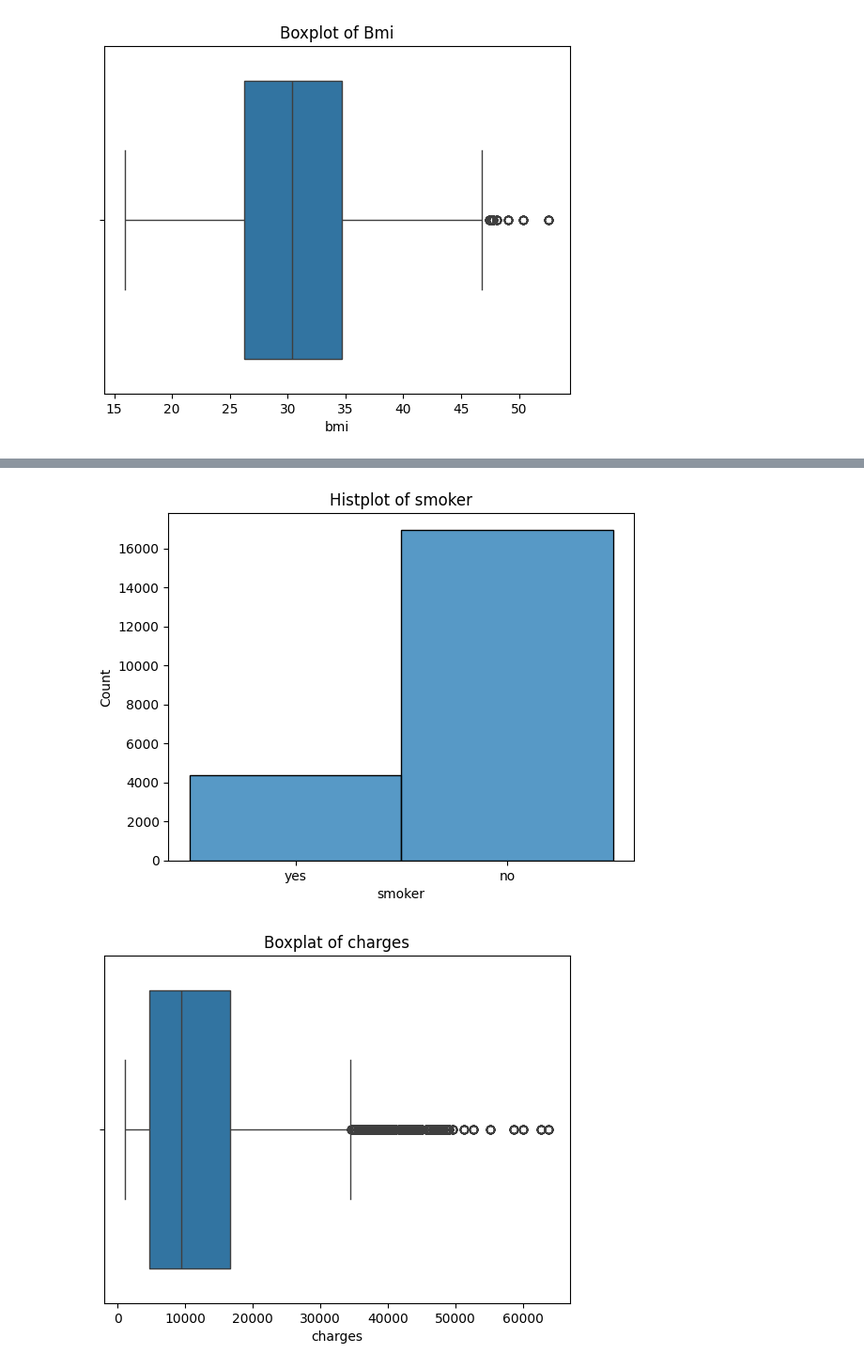
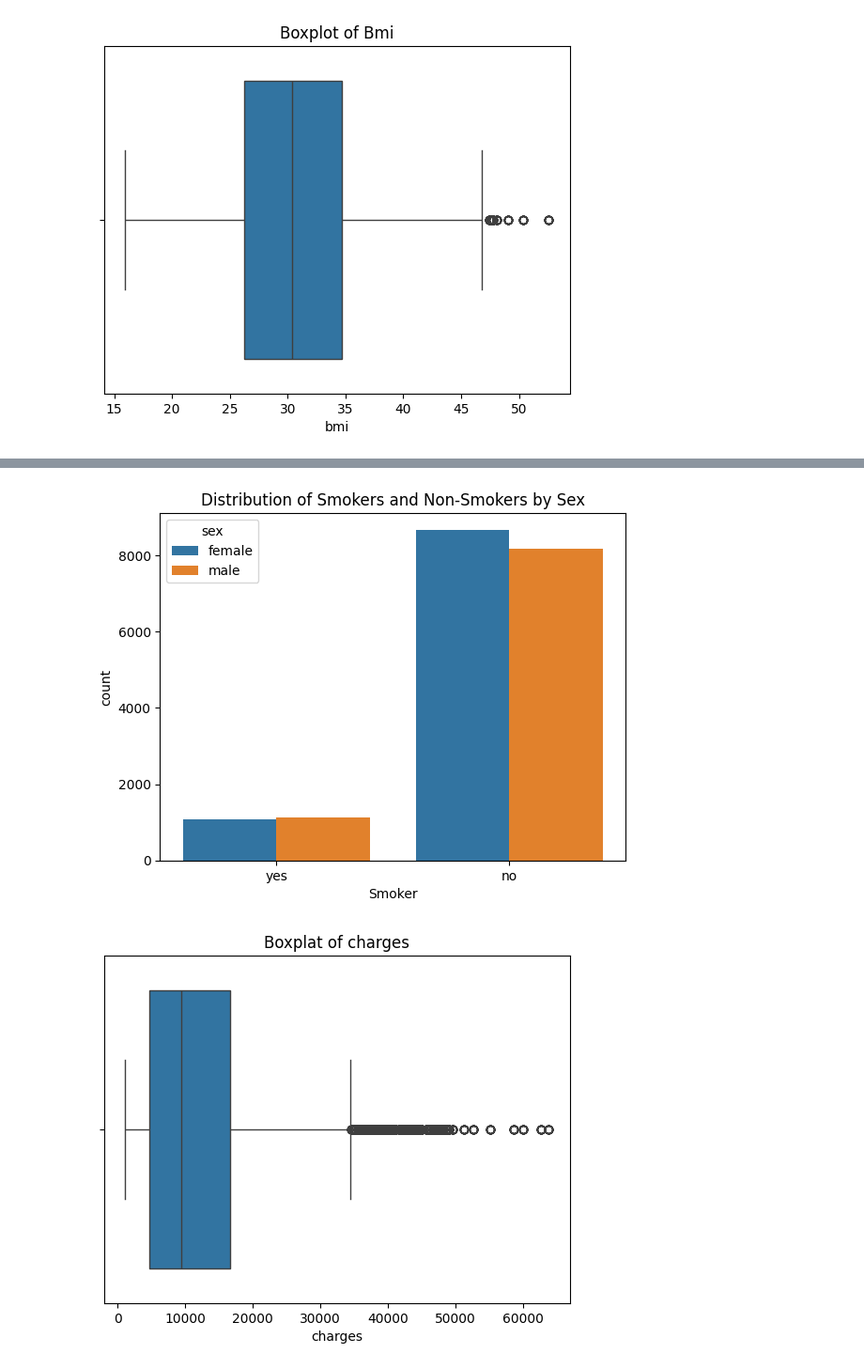
Before and after one commit to Danizinh/TECH-CHALLENGE, a Jupyter notebook: TECH-CHALLENGE.ipynb, the cells around one changed output, grey strips where cells are left out. Shown at 94% size. Saved outputs shown, nothing was run; the diff lists cells and outputs as text; code cells hidden in the pictures.

```diff
--- a/TECH-CHALLENGE.ipynb
+++ b/TECH-CHALLENGE.ipynb
@@ -217,10 +223,13 @@ plt.show()
 # %%
 # Histograma da variável 'smoker' (fumante)
-sb.histplot(data=dados, x="smoker")
-plt.title('Histplot of smoker')
+sb.countplot(data=dados_clean, x='smoker', hue='sex')
+plt.title('Distribution of Smokers and Non-Smokers by Sex')
+plt.xlabel('Smoker')
+plt.ylabel('count')
+plt.legend(title='sex')
 plt.show()
 # %% [output]
-[figure, old version]
+[figure, new version]
 # %%
 # Boxplot dos custos médicos ('charges')
 sb.boxplot(x=dados["charges"])
```
Also changed, not shown: parts of 11 cells of this notebook.
